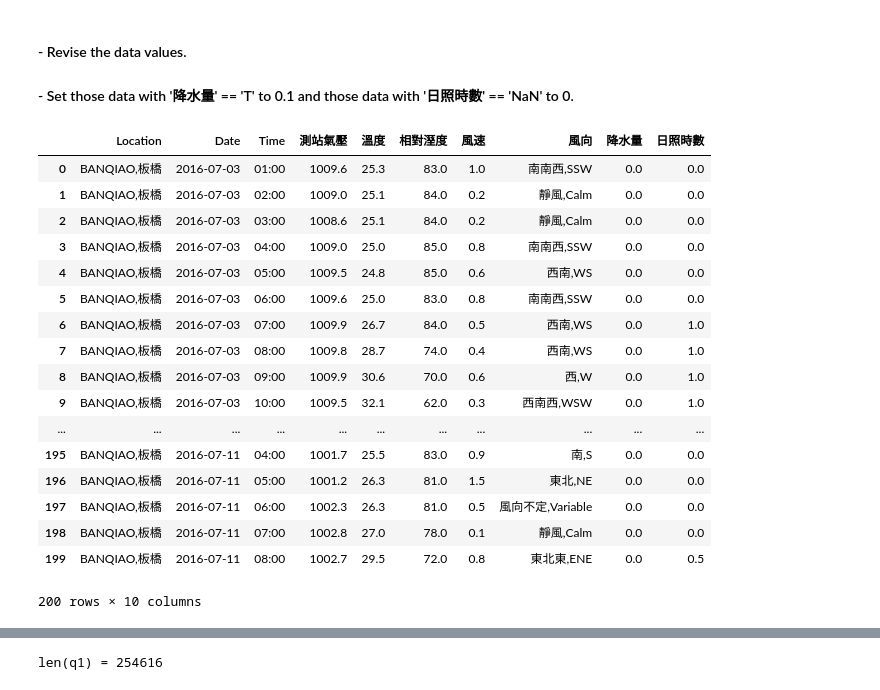
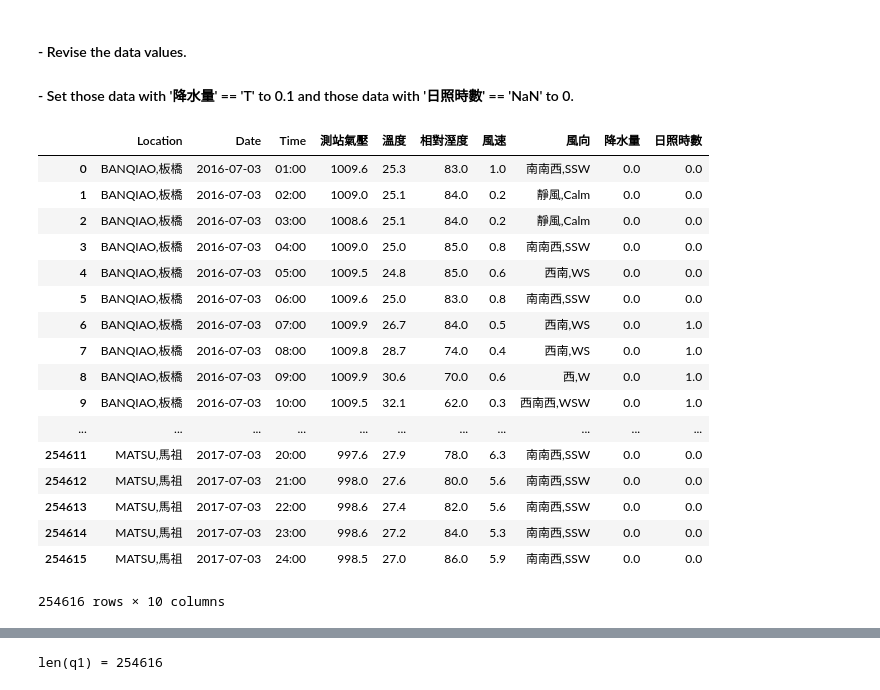
Before and after one commit to Coslate/DataMining_Lab2, a Jupyter notebook: DM106-2_Lab2_Weather.ipynb, the cells around one changed output, grey strips where cells are left out. Saved outputs shown, nothing was run; the diff lists cells and outputs as text; code cells hidden in the pictures.

```diff
--- a/DM106-2_Lab2_Weather.ipynb
+++ b/DM106-2_Lab2_Weather.ipynb
@@ -58,39 +58,39 @@ weather.describe()
 # %%
 def IsNumber(s):
     try:
         if(str(s).lower() == 'nan'):
             return False
         float(s)
         return True
     except:
         return False
 
 l = [x if(IsNumber(x)) else 0.1 for x in weather['降水量']]
 weather['降水量'] = l
 
 l = [x if(IsNumber(x)) else 0.0 for x in weather['日照時數']]
 weather['日照時數'] = l
 
-weather.head(200)
+weather
 # %% [output]
 |  | Location | Date | Time | 測站氣壓 | 溫度 | 相對溼度 | 風速 | 風向 | 降水量 | 日照時數 |
 | 0 | BANQIAO,板橋 | 2016-07-03 | 01:00 | 1009.6 | 25.3 | 83.0 | 1.0 | 南南西,SSW | 0.0 | 0.0 |
 | 1 | BANQIAO,板橋 | 2016-07-03 | 02:00 | 1009.0 | 25.1 | 84.0 | 0.2 | 靜風,Calm | 0.0 | 0.0 |
 | 2 | BANQIAO,板橋 | 2016-07-03 | 03:00 | 1008.6 | 25.1 | 84.0 | 0.2 | 靜風,Calm | 0.0 | 0.0 |
 | 3 | BANQIAO,板橋 | 2016-07-03 | 04:00 | 1009.0 | 25.0 | 85.0 | 0.8 | 南南西,SSW | 0.0 | 0.0 |
 | 4 | BANQIAO,板橋 | 2016-07-03 | 05:00 | 1009.5 | 24.8 | 85.0 | 0.6 | 西南,WS | 0.0 | 0.0 |
 | 5 | BANQIAO,板橋 | 2016-07-03 | 06:00 | 1009.6 | 25.0 | 83.0 | 0.8 | 南南西,SSW | 0.0 | 0.0 |
 | 6 | BANQIAO,板橋 | 2016-07-03 | 07:00 | 1009.9 | 26.7 | 84.0 | 0.5 | 西南,WS | 0.0 | 1.0 |
 | 7 | BANQIAO,板橋 | 2016-07-03 | 08:00 | 1009.8 | 28.7 | 74.0 | 0.4 | 西南,WS | 0.0 | 1.0 |
 | 8 | BANQIAO,板橋 | 2016-07-03 | 09:00 | 1009.9 | 30.6 | 70.0 | 0.6 | 西,W | 0.0 | 1.0 |
 | 9 | BANQIAO,板橋 | 2016-07-03 | 10:00 | 1009.5 | 32.1 | 62.0 | 0.3 | 西南西,WSW | 0.0 | 1.0 |
 | ... | ... | ... | ... | ... | ... | ... | ... | ... | ... | ... |
-| 195 | BANQIAO,板橋 | 2016-07-11 | 04:00 | 1001.7 | 25.5 | 83.0 | 0.9 | 南,S | 0.0 | 0.0 |
-| 196 | BANQIAO,板橋 | 2016-07-11 | 05:00 | 1001.2 | 26.3 | 81.0 | 1.5 | 東北,NE | 0.0 | 0.0 |
-| 197 | BANQIAO,板橋 | 2016-07-11 | 06:00 | 1002.3 | 26.3 | 81.0 | 0.5 | 風向不定,Variable | 0.0 | 0.0 |
-| 198 | BANQIAO,板橋 | 2016-07-11 | 07:00 | 1002.8 | 27.0 | 78.0 | 0.1 | 靜風,Calm | 0.0 | 0.0 |
-| 199 | BANQIAO,板橋 | 2016-07-11 | 08:00 | 1002.7 | 29.5 | 72.0 | 0.8 | 東北東,ENE | 0.0 | 0.5 |
+| 254611 | MATSU,馬祖 | 2017-07-03 | 20:00 | 997.6 | 27.9 | 78.0 | 6.3 | 南南西,SSW | 0.0 | 0.0 |
+| 254612 | MATSU,馬祖 | 2017-07-03 | 21:00 | 998.0 | 27.6 | 80.0 | 5.6 | 南南西,SSW | 0.0 | 0.0 |
+| 254613 | MATSU,馬祖 | 2017-07-03 | 22:00 | 998.6 | 27.4 | 82.0 | 5.6 | 南南西,SSW | 0.0 | 0.0 |
+| 254614 | MATSU,馬祖 | 2017-07-03 | 23:00 | 998.6 | 27.2 | 84.0 | 5.3 | 南南西,SSW | 0.0 | 0.0 |
+| 254615 | MATSU,馬祖 | 2017-07-03 | 24:00 | 998.5 | 27.0 | 86.0 | 5.9 | 南南西,SSW | 0.0 | 0.0 |
-200 rows × 10 columns
+254616 rows × 10 columns
 # %% [markdown]
 #### - Merge Date and Time into the new columns : DataTime
 
```
Also changed, not shown: parts of 11 cells of this notebook.
